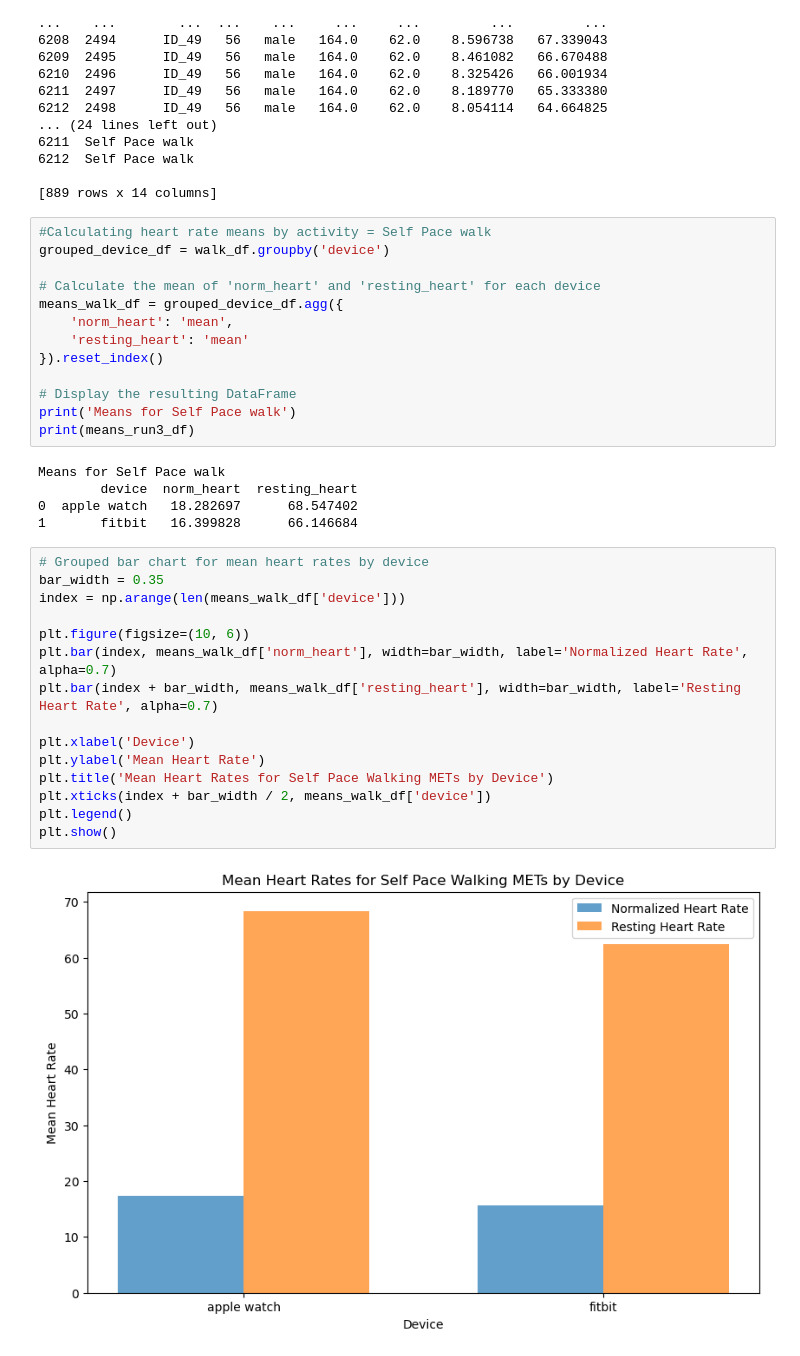
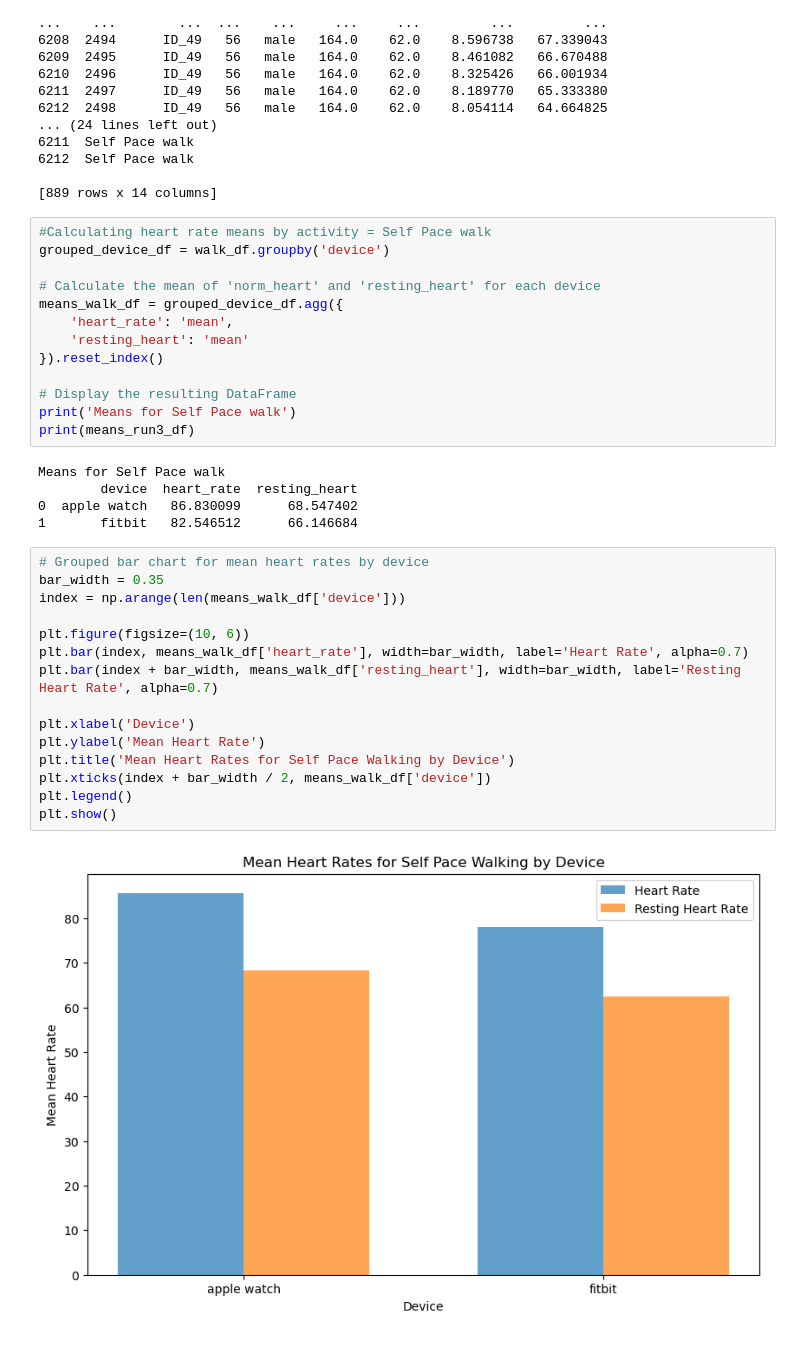
Before and after one commit to caitepley/Group1-Project1, a Jupyter notebook: main_aw.ipynb, the cells around one changed output. Drawn from its saved outputs; the diff is of its cells as text.

```diff
--- a/main_aw.ipynb
+++ b/main_aw.ipynb
@@ -415,7 +412,7 @@ grouped_device_df = walk_df.groupby('device')
 
 # Calculate the mean of 'norm_heart' and 'resting_heart' for each device
 means_walk_df = grouped_device_df.agg({
-    'norm_heart': 'mean',
+    'heart_rate': 'mean',
     'resting_heart': 'mean'
 }).reset_index()
 
@@ -424,26 +421,26 @@ print('Means for Self Pace walk')
 print(means_run3_df)
 # %% [output]
 Means for Self Pace walk
-        device  norm_heart  resting_heart
-0  apple watch   18.282697      68.547402
-1       fitbit   16.399828      66.146684
+        device  heart_rate  resting_heart
+0  apple watch   86.830099      68.547402
+1       fitbit   82.546512      66.146684
 # %%
 # Grouped bar chart for mean heart rates by device
 bar_width = 0.35
 index = np.arange(len(means_walk_df['device']))
 
 plt.figure(figsize=(10, 6))
-plt.bar(index, means_walk_df['norm_heart'], width=bar_width, label='Normalized Heart Rate', alpha=0.7)
+plt.bar(index, means_walk_df['heart_rate'], width=bar_width, label='Heart Rate', alpha=0.7)
 plt.bar(index + bar_width, means_walk_df['resting_heart'], width=bar_width, label='Resting Heart Rate', alpha=0.7)
 
 plt.xlabel('Device')
 plt.ylabel('Mean Heart Rate')
-plt.title('Mean Heart Rates for Self Pace Walking METs by Device')
+plt.title('Mean Heart Rates for Self Pace Walking by Device')
 plt.xticks(index + bar_width / 2, means_walk_df['device'])
 plt.legend()
 plt.show()
 # %% [output]
-[figure, old version]
+[figure, new version]
 # %%
 #Ttest
 df_aw = walk_df[walk_df['device']=='apple watch']
```
Also changed, not shown: parts of 9 cells of this notebook.
